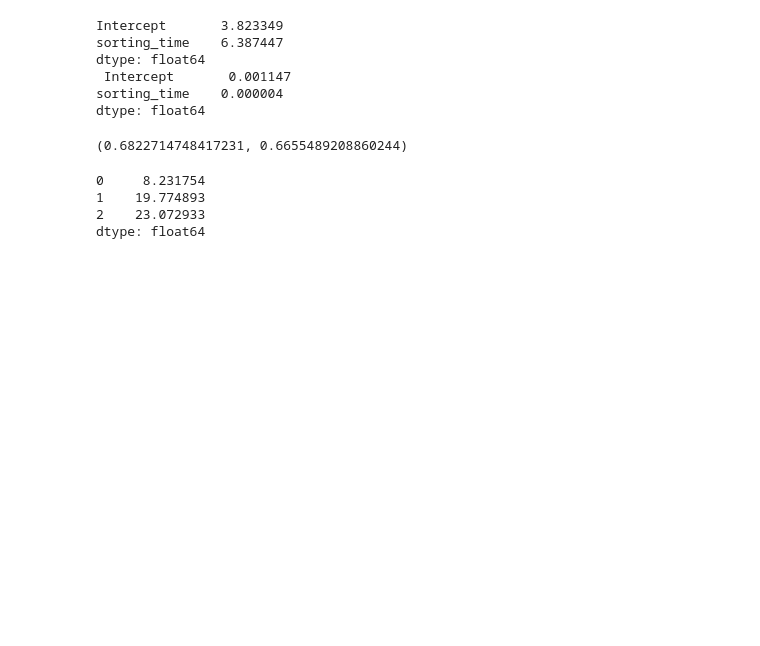
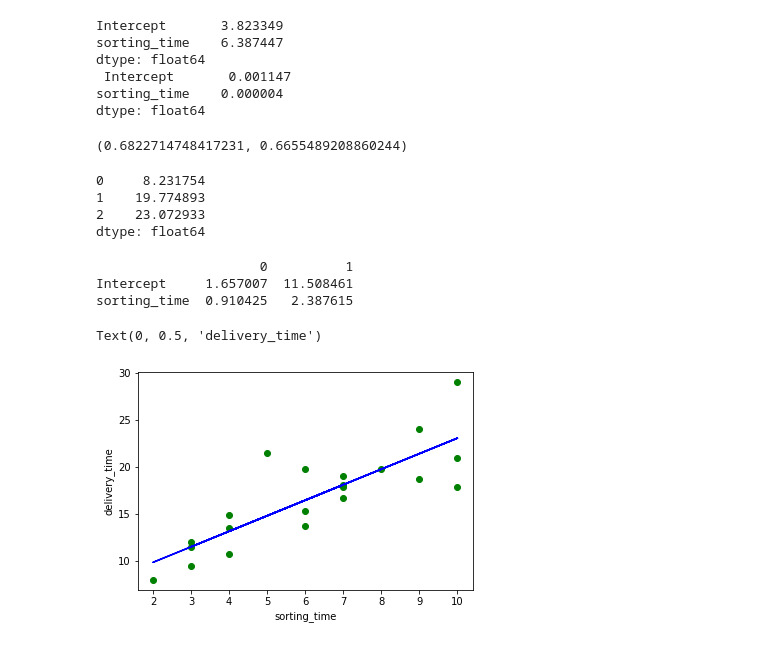
Before and after one commit to ch-aitali/assignments, a Jupyter notebook: delivery_time_simple_linear_regression.ipynb, the cells around one changed output. Drawn from its saved outputs; the diff is of its cells as text; code cells hidden in the pictures; blank space fills up the shorter version.

```diff
--- a/delivery_time_simple_linear_regression.ipynb
+++ b/delivery_time_simple_linear_regression.ipynb
@@ -102,0 +105,17 @@ dtype: float64
+# %%
+# Transforming variables for accuracy
+model2 = smf.ols('delivery_time~sorting_time',data=data_1).fit()
+model2.params
+model2.summary()
+print(model2.conf_int(0.01)) # 99% confidence level
+pred2 = model2.predict(pd.DataFrame(data_1['sorting_time']))
+pred2.corr(data_1.delivery_time)
+# pred2 = model2.predict(wcat.iloc[:,0])
+pred2
+plt.scatter(x=data_1['sorting_time'],y=data_1['delivery_time'],color='green');plt.plot(data_1['sorting_time'],pred2,color='blue');plt.xlabel('sorting_time');plt.ylabel('delivery_time')
+# %% [output]
+                     0          1
+Intercept     1.657007  11.508461
+sorting_time  0.910425   2.387615
+Text(0, 0.5, 'delivery_time')
+[figure, added]
```
Also changed, not shown: parts of 3 cells of this notebook.
